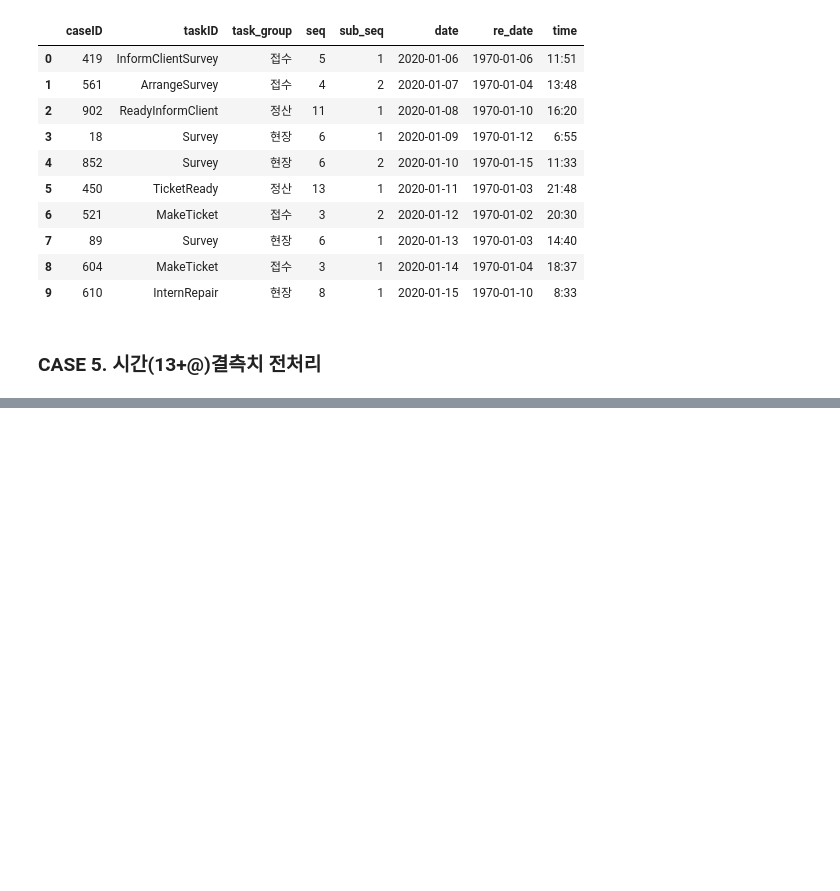
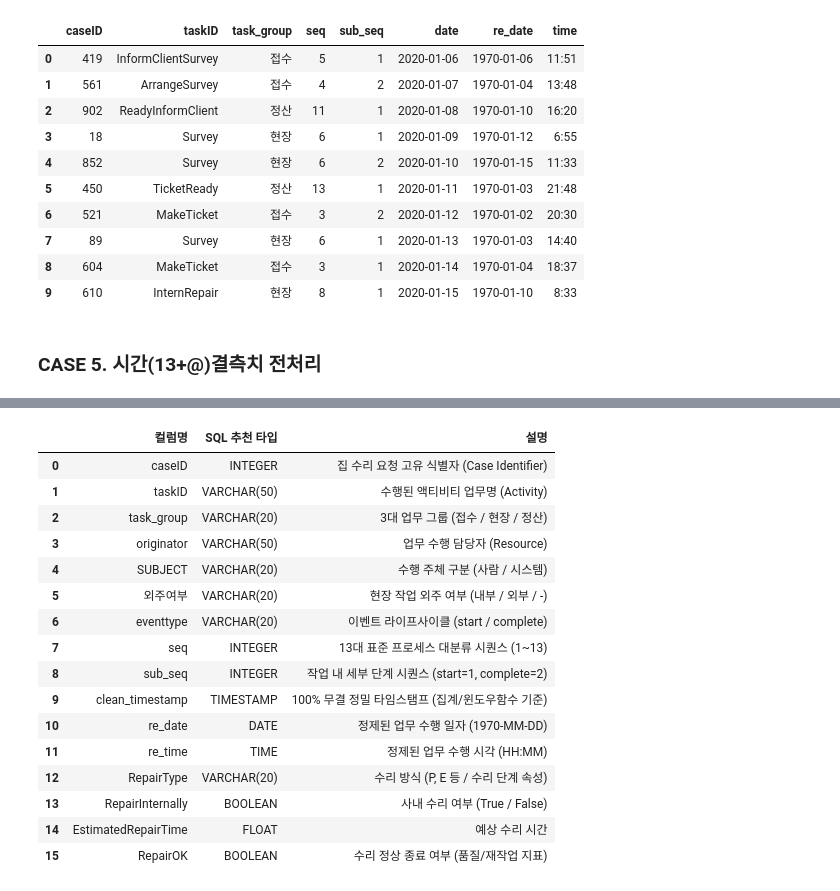
Before and after one commit to nus1245/puzzle_data, a Jupyter notebook: analysis.ipynb, the cells around one changed output, grey strips where cells are left out. Drawn from its saved outputs; the diff is of its cells as text; code cells hidden in the pictures; blank space fills up the shorter version.

```diff
--- a/analysis.ipynb
+++ b/analysis.ipynb
@@ -1643,0 +2557,20 @@ display(df.loc[survey_target_indices, ['caseID', 'taskID', 'eventtype', 'date',
+# %%
+# 1. re_date와 re_time을 결합하여 최종 정밀 타임스탬프(clean_timestamp) 생성
+df_clean['clean_timestamp'] = pd.to_datetime(df_clean['re_date'] + ' ' + df_clean['re_time'])
+
+# 2. 비즈니스 인과 흐름 다차원 정렬 (caseID -> clean_timestamp -> seq -> sub_seq)
+df_clean = df_clean.sort_values(by=['caseID', 'clean_timestamp', 'seq', 'sub_seq']).reset_index(drop=True)
+
+# 3. 전처리 완료 데이터셋 CSV 내보내기 (SQL 집계 분석용)
+df_clean.to_csv('repair_cleaned.csv', index=False, encoding='utf-8-sig')
+
+# 4. clean_timestamp 무결성 검증 지표 출력
+print("=== [최종 정밀 타임스탬프(clean_timestamp) 무결성 검증 결과] ===")
+print(f"• 전체 이벤트 건수: {len(df_clean):,}건")
+print(f"• clean_timestamp 결측치 수: {df_clean['clean_timestamp'].isna().sum()}건 (0건 100% 무결성 달성)")
+print(f"• 데이터 전체 기간: {df_clean['clean_timestamp'].min()} ~ {df_clean['clean_timestamp'].max()}")
+print(f"• 연도 분포: {df_clean['clean_timestamp'].dt.year.value_counts().to_dict()} (100% 1970년 정상화)")
+print("• repair_cleaned.csv 파일 내보내기 완료")
+
+# 5. 정제 완료된 데이터셋 상위 5개 행 미리보기
+display(df_clean[['caseID', 'taskID', 'task_group', 'originator', 'eventtype', 'seq', 'sub_seq', 're_date', 're_time', 'clean_timestamp']].head())
@@ -1643,0 +2793,46 @@ display(df.loc[survey_target_indices, ['caseID', 'taskID', 'eventtype', 'date',
+# %%
+import os
+# 1. 전처리 완료 데이터셋(df_clean) CSV 파일로 저장
+export_path = 'repair_cleaned.csv'
+df_clean.to_csv(export_path, index=False, encoding='utf-8-sig')
+
+# 2. 내보낸 CSV 파일 무결성 및 용량 검증
+file_size_mb = os.path.getsize(export_path) / (1024 * 1024)
+df_exported = pd.read_csv(export_path)
+
+print("=== [전처리 완료 데이터셋 CSV 내보내기 완료 보고] ===")
+print(f"• 저장 파일 경로: {export_path}")
+print(f"• 파일 용량: {file_size_mb:.2f} MB")
+print(f"• 총 이벤트 행 수: {len(df_exported):,}행 (누락 0건 100% 일치)")
+print(f"• 총 컬럼 수: {len(df_exported.columns)}개 (기본 13개 + 파생변수 11개)")
+print(f"• clean_timestamp 결측치: {df_exported['clean_timestamp'].isna().sum()}건 (0건 확인)")
+print(f"• re_date 결측치: {df_exported['re_date'].isna().sum()}건 (0건 확인)")
+print(f"• re_time 결측치: {df_exported['re_time'].isna().sum()}건 (0건 확인)")
+
+# 3. SQL 테이블 임포트용 주요 컬럼 스키마 매핑 가이드
+sql_schema_guide = pd.DataFrame([
+    {'컬럼명': 'caseID', 'SQL 추천 타입': 'INTEGER', '설명': '집 수리 요청 고유 식별자 (Case Identifier)'},
+    {'컬럼명': 'taskID', 'SQL 추천 타입': 'VARCHAR(50)', '설명': '수행된 액티비티 업무명 (Activity)'},
+    {'컬럼명': 'task_group', 'SQL 추천 타입': 'VARCHAR(20)', '설명': '3대 업무 그룹 (접수 / 현장 / 정산)'},
+    {'컬럼명': 'originator', 'SQL 추천 타입': 'VARCHAR(50)', '설명': '업무 수행 담당자 (Resource)'},
+    {'컬럼명': 'SUBJECT', 'SQL 추천 타입': 'VARCHAR(20)', '설명': '수행 주체 구분 (사람 / 시스템)'},
+    {'컬럼명': '외주여부', 'SQL 추천 타입': 'VARCHAR(20)', '설명': '현장 작업 외주 여부 (내부 / 외부 / -)'},
+    {'컬럼명': 'eventtype', 'SQL 추천 타입': 'VARCHAR(20)', '설명': '이벤트 라이프사이클 (start / complete)'},
+    {'컬럼명': 'seq', 'SQL 추천 타입': 'INTEGER', '설명': '13대 표준 프로세스 대분류 시퀀스 (1~13)'},
+    {'컬럼명': 'sub_seq', 'SQL 추천 타입': 'INTEGER', '설명': '작업 내 세부 단계 시퀀스 (start=1, complete=2)'},
+    {'컬럼명': 'clean_timestamp', 'SQL 추천 타입': 'TIMESTAMP', '설명': '100% 무결 정밀 타임스탬프 (집계/윈도우함수 기준)'},
+    {'컬럼명': 're_date', 'SQL 추천 타입': 'DATE', '설명': '정제된 업무 수행 일자 (1970-MM-DD)'},
+    {'컬럼명': 're_time', 'SQL 추천 타입': 'TIME', '설명': '정제된 업무 수행 시각 (HH:MM)'},
+    {'컬럼명': 'RepairType', 'SQL 추천 타입': 'VARCHAR(20)', '설명': '수리 방식 (P, E 등 / 수리 단계 속성)'},
+    {'컬럼명': 'RepairInternally', 'SQL 추천 타입': 'BOOLEAN', '설명': '사내 수리 여부 (True / False)'},
+    {'컬럼명': 'EstimatedRepairTime', 'SQL 추천 타입': 'FLOAT', '설명': '예상 수리 시간'},
+    {'컬럼명': 'RepairOK', 'SQL 추천 타입': 'BOOLEAN', '설명': '수리 정상 종료 여부 (품질/재작업 지표)'}
+])
+
+print("\n=== [SQL 테이블 임포트용 추천 컬럼 스키마 가이드] ===")
+display(sql_schema_guide)
+
+# 4. 저장된 CSV 파일 상위 5개 행 미리보기
+print("\n=== [repair_cleaned.csv 상위 5개 행 미리보기] ===")
+display(df_exported[['caseID', 'taskID', 'task_group', 'originator', 'eventtype', 'seq', 'sub_seq', 'clean_timestamp', 'RepairType', 'RepairOK']].head())
+# %% [output]
@@ -1643,0 +2849,17 @@ display(df.loc[survey_target_indices, ['caseID', 'taskID', 'eventtype', 'date',
+|  | 컬럼명 | SQL 추천 타입 | 설명 |
+| 0 | caseID | INTEGER | 집 수리 요청 고유 식별자 (Case Identifier) |
+| 1 | taskID | VARCHAR(50) | 수행된 액티비티 업무명 (Activity) |
+| 2 | task_group | VARCHAR(20) | 3대 업무 그룹 (접수 / 현장 / 정산) |
+| 3 | originator | VARCHAR(50) | 업무 수행 담당자 (Resource) |
+| 4 | SUBJECT | VARCHAR(20) | 수행 주체 구분 (사람 / 시스템) |
+| 5 | 외주여부 | VARCHAR(20) | 현장 작업 외주 여부 (내부 / 외부 / -) |
+| 6 | eventtype | VARCHAR(20) | 이벤트 라이프사이클 (start / complete) |
+| 7 | seq | INTEGER | 13대 표준 프로세스 대분류 시퀀스 (1~13) |
+| 8 | sub_seq | INTEGER | 작업 내 세부 단계 시퀀스 (start=1, complete=2) |
+| 9 | clean_timestamp | TIMESTAMP | 100% 무결 정밀 타임스탬프 (집계/윈도우함수 기준) |
+| 10 | re_date | DATE | 정제된 업무 수행 일자 (1970-MM-DD) |
+| 11 | re_time | TIME | 정제된 업무 수행 시각 (HH:MM) |
+| 12 | RepairType | VARCHAR(20) | 수리 방식 (P, E 등 / 수리 단계 속성) |
+| 13 | RepairInternally | BOOLEAN | 사내 수리 여부 (True / False) |
+| 14 | EstimatedRepairTime | FLOAT | 예상 수리 시간 |
+| 15 | RepairOK | BOOLEAN | 수리 정상 종료 여부 (품질/재작업 지표) |
```
Also changed, not shown: parts of 59 cells of this notebook, 8 other files.
